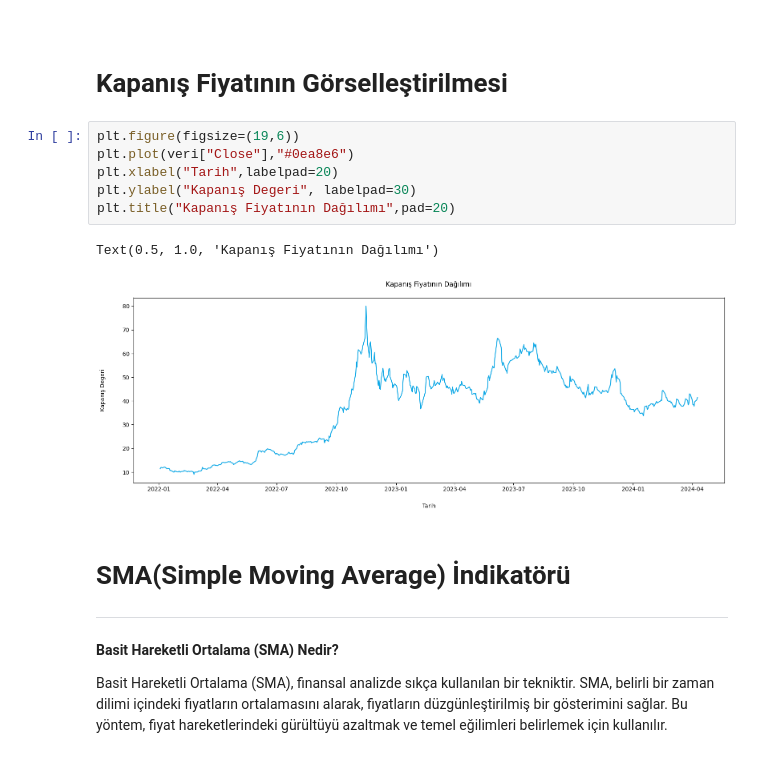
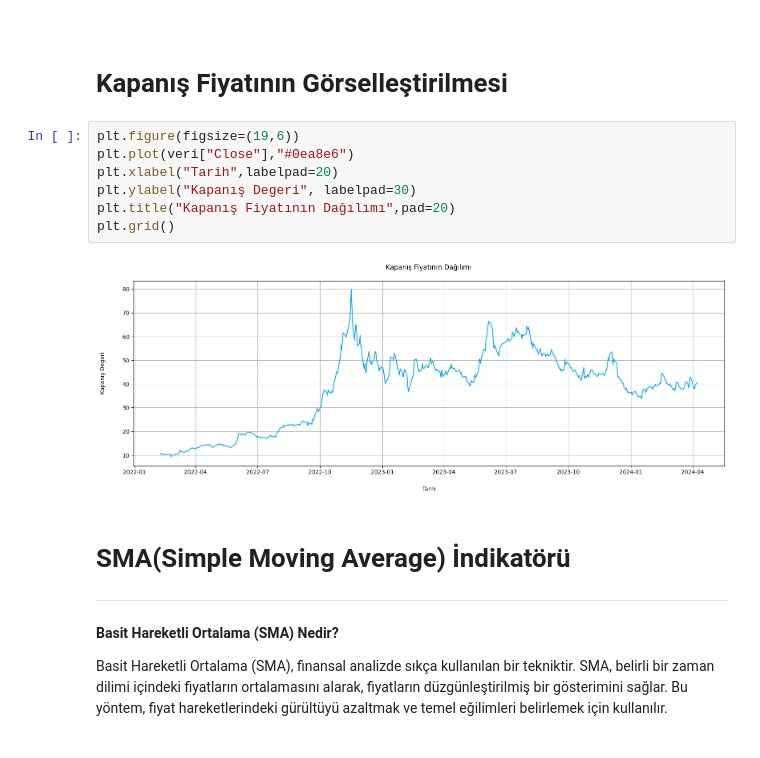
Before and after one commit to Efe-Eroglu/Hisse_Fiyat_Tahmini, a Jupyter notebook: Hisse_Fiyat_Tahmin.ipynb, the cells around one changed output. Saved outputs shown, nothing was run; the diff lists cells and outputs as text.

```diff
--- a/Hisse_Fiyat_Tahmin.ipynb
+++ b/Hisse_Fiyat_Tahmin.ipynb
@@ -140,12 +140,12 @@ Standart Sapma : 1.6836620488254261
 # %%
 plt.figure(figsize=(19,6))
 plt.plot(veri["Close"],"#0ea8e6")
 plt.xlabel("Tarih",labelpad=20)
 plt.ylabel("Kapanış Degeri", labelpad=30)
 plt.title("Kapanış Fiyatının Dağılımı",pad=20)
+plt.grid()
 # %% [output]
-Text(0.5, 1.0, 'Kapanış Fiyatının Dağılımı')
-[figure, old version]
+[figure, new version]
 # %% [markdown]
 # SMA(Simple Moving Average) İndikatörü
 
```
Also changed, not shown: parts of 8 cells of this notebook.
